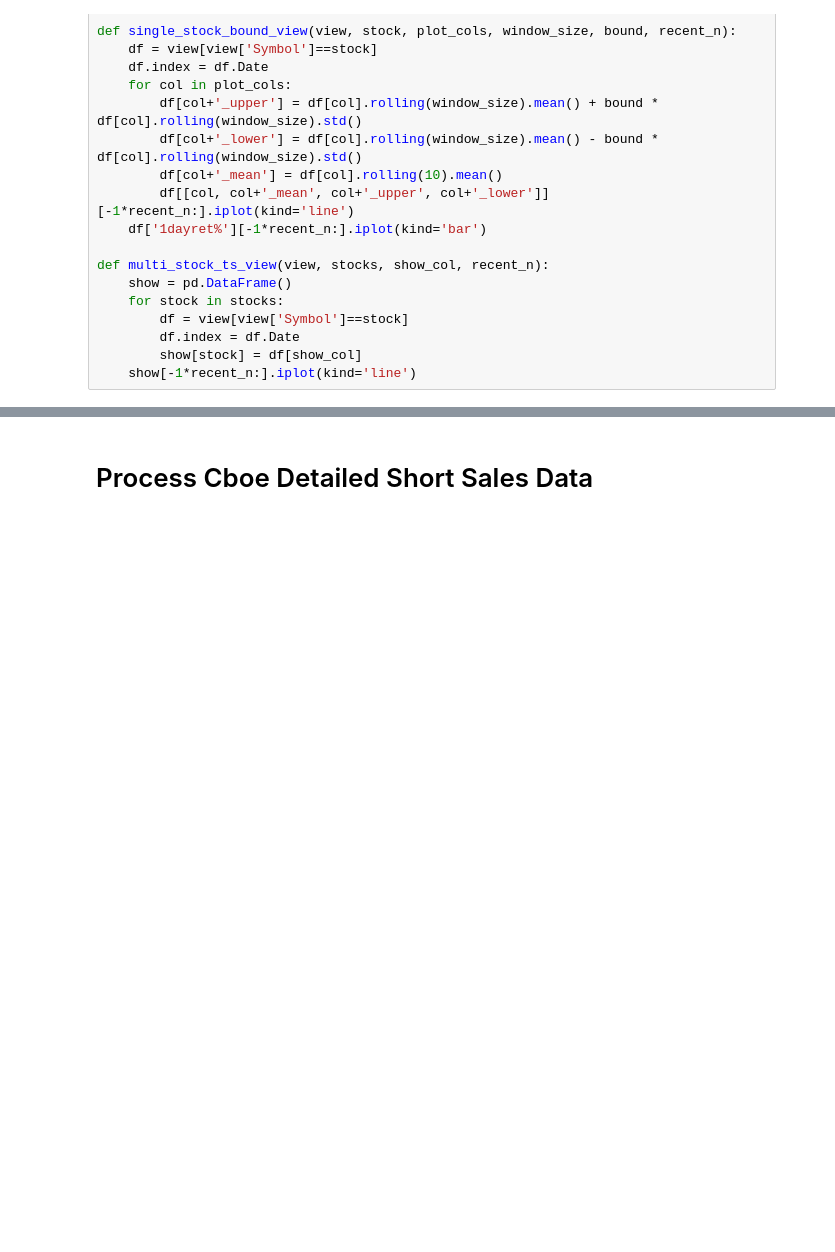
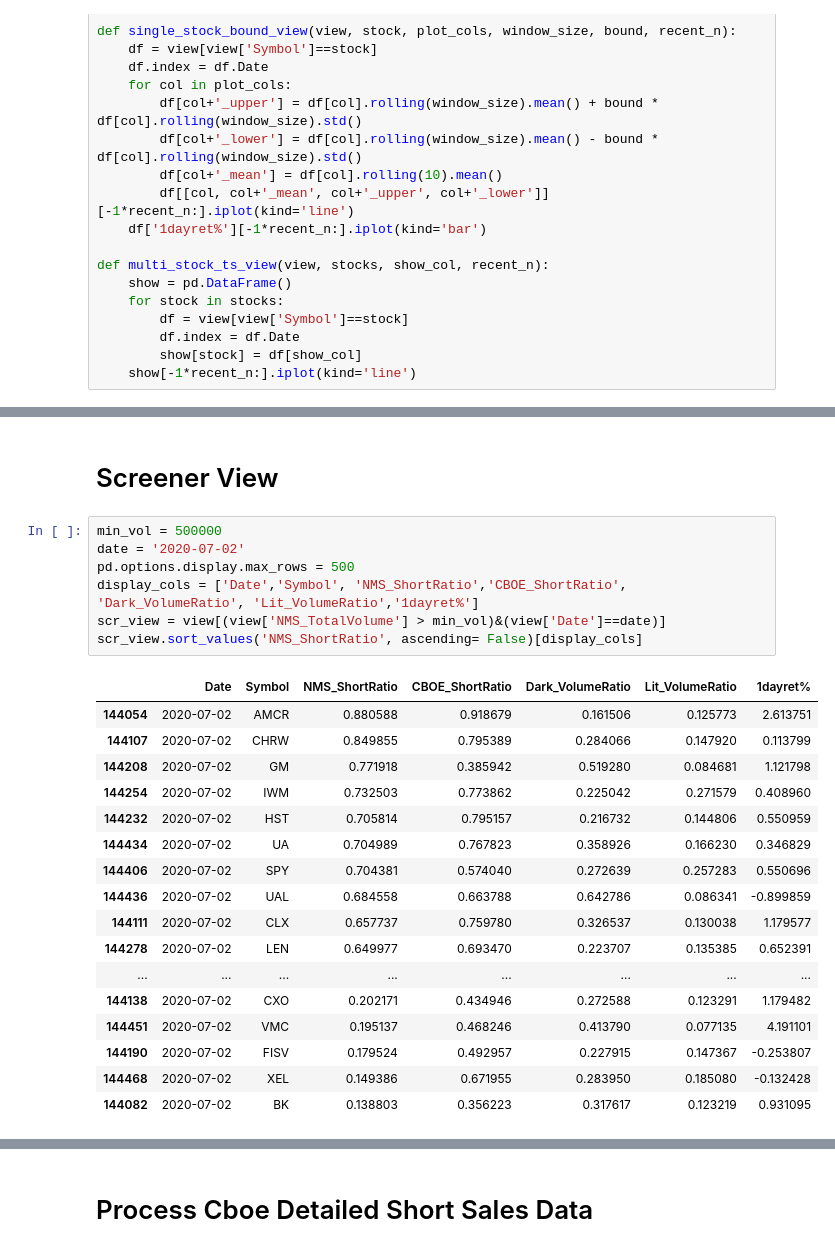
Before and after one commit to thomaschen2019/super-potato, a Jupyter notebook: DIX_view.ipynb, the cells around one changed output, grey strips where cells are left out. Drawn from its saved outputs; the diff is of its cells as text; blank space fills up the shorter version.

```diff
--- a/DIX_view.ipynb
+++ b/DIX_view.ipynb
@@ -117,0 +105,27 @@ Dark  0.587425  1.000000
+# %% [markdown]
+# Screener View
+# %%
+min_vol = 500000
+date = '2020-07-02'
+pd.options.display.max_rows = 500
+display_cols = ['Date','Symbol', 'NMS_ShortRatio','CBOE_ShortRatio',  'Dark_VolumeRatio', 'Lit_VolumeRatio','1dayret%']
+scr_view = view[(view['NMS_TotalVolume'] > min_vol)&(view['Date']==date)]
+scr_view.sort_values('NMS_ShortRatio', ascending= False)[display_cols]
+# %% [output]
+|  | Date | Symbol | NMS_ShortRatio | CBOE_ShortRatio | Dark_VolumeRatio | Lit_VolumeRatio | 1dayret% |
+| 144054 | 2020-07-02 | AMCR | 0.880588 | 0.918679 | 0.161506 | 0.125773 | 2.613751 |
+| 144107 | 2020-07-02 | CHRW | 0.849855 | 0.795389 | 0.284066 | 0.147920 | 0.113799 |
+| 144208 | 2020-07-02 | GM | 0.771918 | 0.385942 | 0.519280 | 0.084681 | 1.121798 |
+| 144254 | 2020-07-02 | IWM | 0.732503 | 0.773862 | 0.225042 | 0.271579 | 0.408960 |
+| 144232 | 2020-07-02 | HST | 0.705814 | 0.795157 | 0.216732 | 0.144806 | 0.550959 |
+| 144434 | 2020-07-02 | UA | 0.704989 | 0.767823 | 0.358926 | 0.166230 | 0.346829 |
+| 144406 | 2020-07-02 | SPY | 0.704381 | 0.574040 | 0.272639 | 0.257283 | 0.550696 |
+| 144436 | 2020-07-02 | UAL | 0.684558 | 0.663788 | 0.642786 | 0.086341 | -0.899859 |
+| 144111 | 2020-07-02 | CLX | 0.657737 | 0.759780 | 0.326537 | 0.130038 | 1.179577 |
+| 144278 | 2020-07-02 | LEN | 0.649977 | 0.693470 | 0.223707 | 0.135385 | 0.652391 |
+| ... | ... | ... | ... | ... | ... | ... | ... |
+| 144138 | 2020-07-02 | CXO | 0.202171 | 0.434946 | 0.272588 | 0.123291 | 1.179482 |
+| 144451 | 2020-07-02 | VMC | 0.195137 | 0.468246 | 0.413790 | 0.077135 | 4.191101 |
+| 144190 | 2020-07-02 | FISV | 0.179524 | 0.492957 | 0.227915 | 0.147367 | -0.253807 |
+| 144468 | 2020-07-02 | XEL | 0.149386 | 0.671955 | 0.283950 | 0.185080 | -0.132428 |
+| 144082 | 2020-07-02 | BK | 0.138803 | 0.356223 | 0.317617 | 0.123219 | 0.931095 |
```
Also changed, not shown: parts of 8 cells of this notebook, 1 other file.
